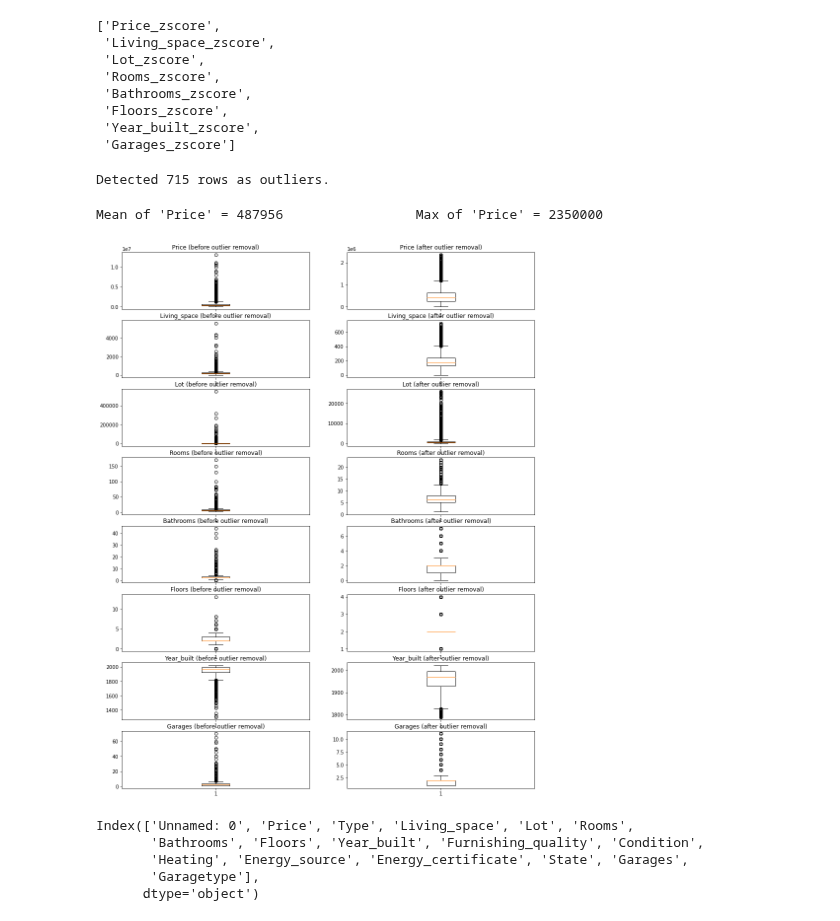
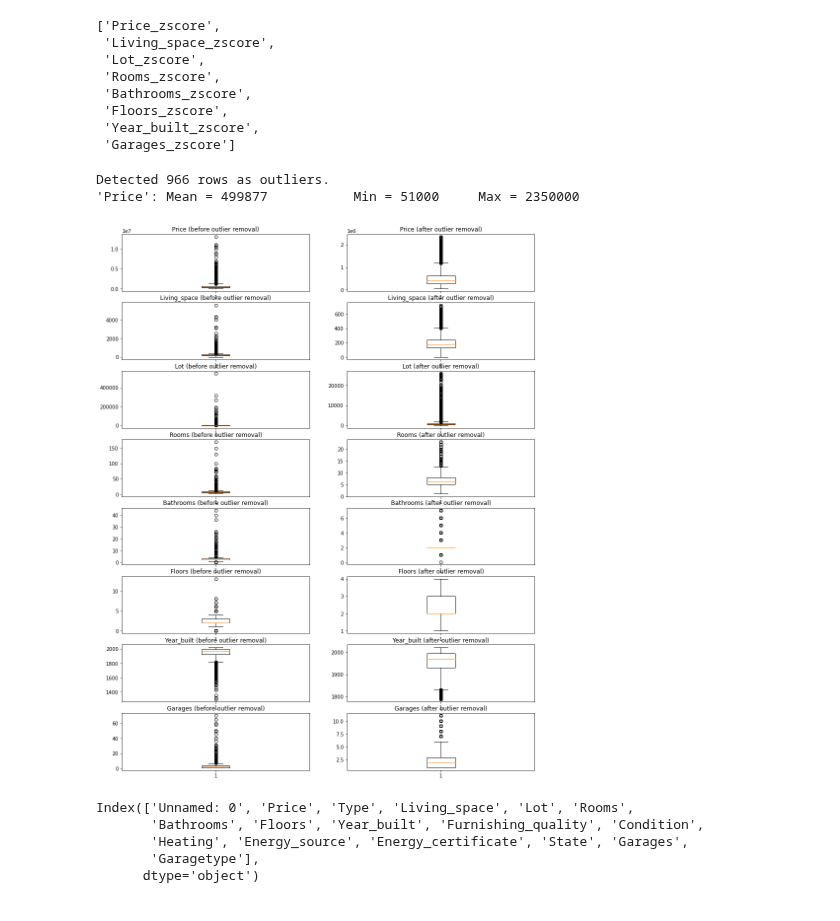
Before and after one commit to heuer-ja/CENG542-Knowledge-Discovery, a Jupyter notebook: germany_house_prices.ipynb, the cells around one changed output. Cells and saved outputs as stored; diff of their text form; code cells hidden in the pictures.

```diff
--- a/germany_house_prices.ipynb
+++ b/germany_house_prices.ipynb
@@ -23,7 +23,8 @@ def get_df_null_info(df):
 def get_info_about_price(df):
     mean = math.floor(df[col_y].mean())
     max = math.floor(df[col_y].max())
-    print(f"Mean of 'Price' = {mean}\t\t Max of 'Price' = {max}")
+    min = math.floor(df[col_y].min())
+    print(f"'Price': Mean = {mean}\t\t Min = {min} \t Max = {max}")
 # %% [markdown]
 # Get to know the data
 # %%
@@ -161,35 +162,38 @@ df_source['is_outlier_zscore'] = (
     (treshhold  <= df_source["min_zscore"]) |
     (df_source["min_zscore"]  <= -treshhold )
 )
-
-amount_of_outliers = len(df_source[df_source['is_outlier_zscore'] == True])
-print(f"Detected {amount_of_outliers} rows as outliers.")
-# %% [output]
-Detected 715 rows as outliers.
 # %%
 
-df_new = df_source[df_source['is_outlier_zscore'] == False]
+price_min  = 50000
+price_max  = 10000000
+
+df_new = df_source.loc[  (df_source['is_outlier_zscore'] == False) & (df_source[col_y] > price_min) & (df_source[col_y] < price_max)]
+amount_of_outliers = len(df_source) - len(df_new)
+print(f"Detected {amount_of_outliers} rows as outliers.")
+
+
 fig = plt.figure( figsize=(15, 20))
 id=1
 for i in range(0,len(cols_to_zscore)):
     col = cols_to_zscore[i]
 
     # old one
     ax = fig.add_subplot(8,2,id)
     ax.boxplot(df_source[col])
     ax.set_title(f"{col} (before outlier removal)")
     id=id+1
 
     # new one
     ax = fig.add_subplot(8,2,id)
     ax.boxplot(df_new[col])
     ax.set_title(f"{col} (after outlier removal)")
     id=id+1
 
 get_info_about_price(df_new)
 # %% [output]
-Mean of 'Price' = 487956                 Max of 'Price' = 2350000
+Detected 966 rows as outliers.
+'Price': Mean = 499877           Min = 51000     Max = 2350000
-[figure, old version]
+[figure, new version]
 # %%
 ### drop zscore cols
 df_source = df_new.drop(columns= [col for col in df_new.columns if col.endswith('_zscore')])
```
Also changed, not shown: parts of 11 cells of this notebook.
